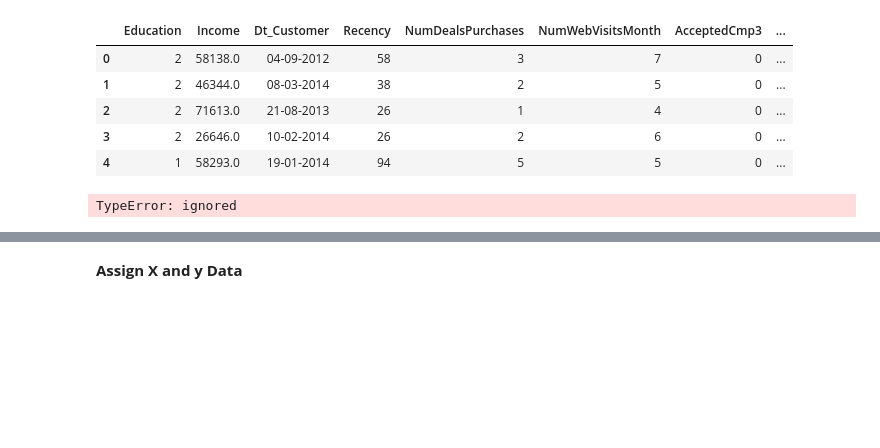
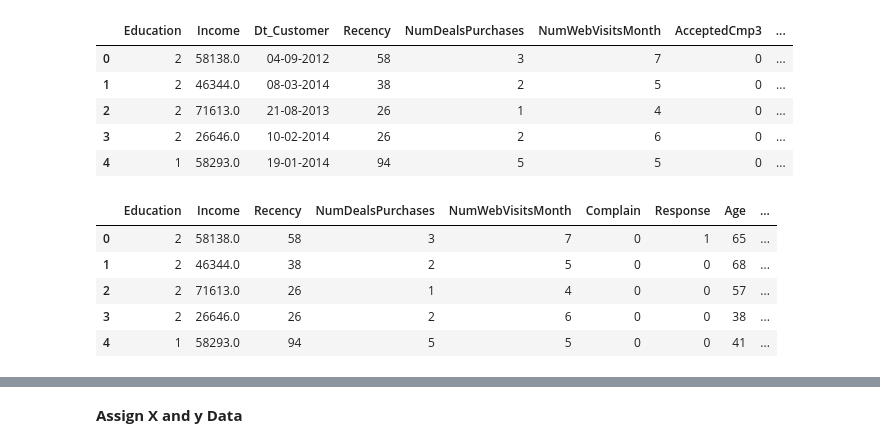
Before and after one commit to fgith/data-science, a Jupyter notebook: logistic-regression/logistic_regression_customerpersonality.ipynb, the cells around one changed output, grey strips where cells are left out. Saved outputs shown, nothing was run; the diff lists cells and outputs as text; code cells hidden in the pictures; blank space fills up the shorter version.

```diff
--- a/logistic-regression/logistic_regression_customerpersonality.ipynb
+++ b/logistic-regression/logistic_regression_customerpersonality.ipynb
@@ -142,11 +142,3 @@ df.head()
 | 2 | 2 | 71613.0 | 21-08-2013 | 26 | 1 | 4 | 0 | ... |
 | 3 | 2 | 26646.0 | 10-02-2014 | 26 | 2 | 6 | 0 | ... |
 | 4 | 1 | 58293.0 | 19-01-2014 | 94 | 5 | 5 | 0 | ... |
-# %%
-from datetime import date
-
-today = date.today()
-x = today.d - pd.to_datetime(df['Dt_Customer'])
-x
-# %% [output]
-TypeError: ignored
@@ -152,0 +150,11 @@ TypeError: ignored
+# %%
+df['Accepted_Cmp_Total'] = df['AcceptedCmp1'] + df['AcceptedCmp2'] + df['AcceptedCmp3'] + df['AcceptedCmp4'] + df['AcceptedCmp5']
+df.drop(['AcceptedCmp1','AcceptedCmp2','AcceptedCmp3','AcceptedCmp4','AcceptedCmp5'],axis=1,inplace=True)
+df.head()
+# %% [output]
+|  | Education | Income | Recency | NumDealsPurchases | NumWebVisitsMonth | Complain | Response | Age | ... |
+| 0 | 2 | 58138.0 | 58 | 3 | 7 | 0 | 1 | 65 | ... |
+| 1 | 2 | 46344.0 | 38 | 2 | 5 | 0 | 0 | 68 | ... |
+| 2 | 2 | 71613.0 | 26 | 1 | 4 | 0 | 0 | 57 | ... |
+| 3 | 2 | 26646.0 | 26 | 2 | 6 | 0 | 0 | 38 | ... |
+| 4 | 1 | 58293.0 | 94 | 5 | 5 | 0 | 0 | 41 | ... |
```
Also changed, not shown: parts of 7 cells of this notebook.
